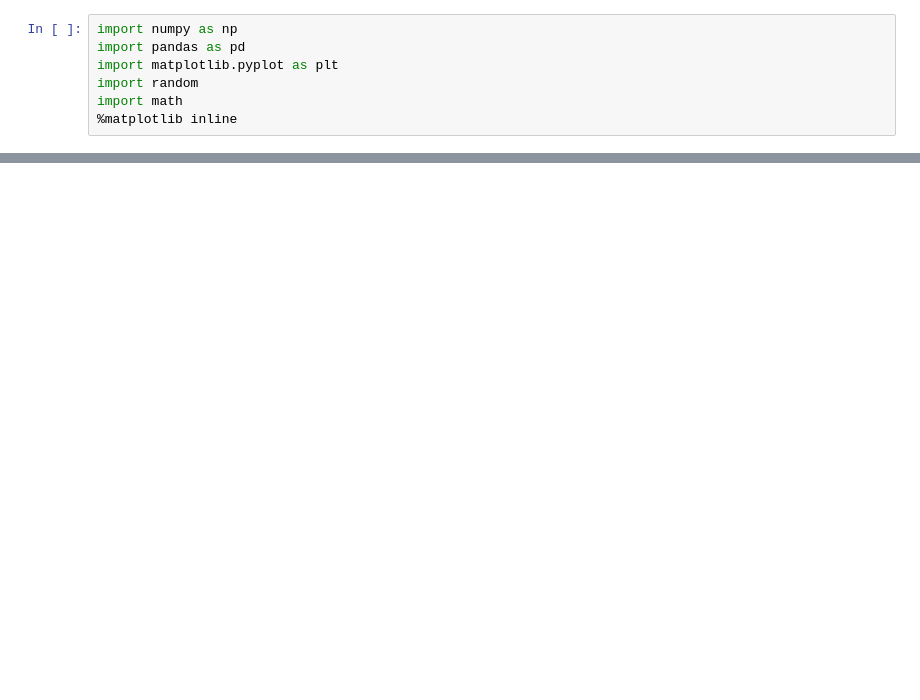
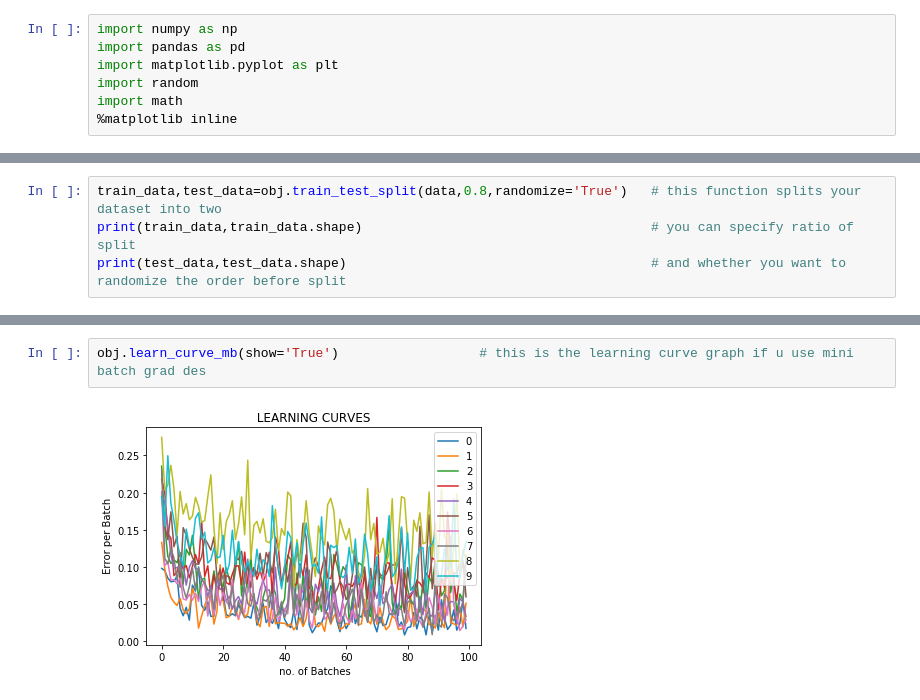
Before and after one commit to Pawan-KS/ML-Library-1, a Jupyter notebook: Log_Reg.ipynb, the cells around one changed output, grey strips where cells are left out. Drawn from its saved outputs; the diff is of its cells as text; blank space fills up the shorter version.

```diff
--- a/Log_Reg.ipynb
+++ b/Log_Reg.ipynb
@@ -148,0 +176,4 @@ obj.learn_curve(show='True')
+# %%
+train_data,test_data=obj.train_test_split(data,0.8,randomize='True')   # this function splits your dataset into two
+print(train_data,train_data.shape)                                     # you can specify ratio of split
+print(test_data,test_data.shape)                                       # and whether you want to randomize the order before split
@@ -161,0 +217,4 @@ print(accu)
+# %%
+obj.learn_curve_mb(show='True')                  # this is the learning curve graph if u use mini batch grad des
+# %% [output]
+[figure, added]
```
Also changed, not shown: parts of 7 cells of this notebook.
